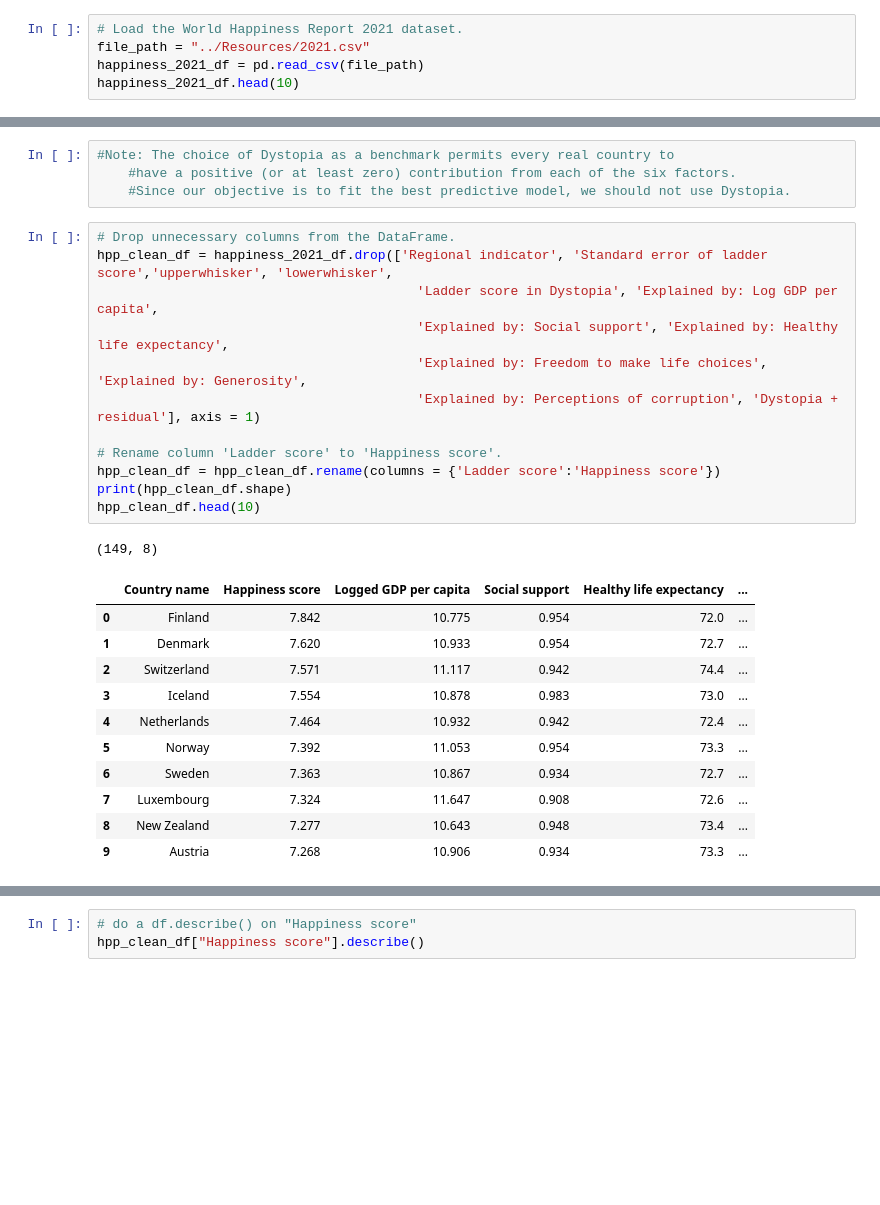
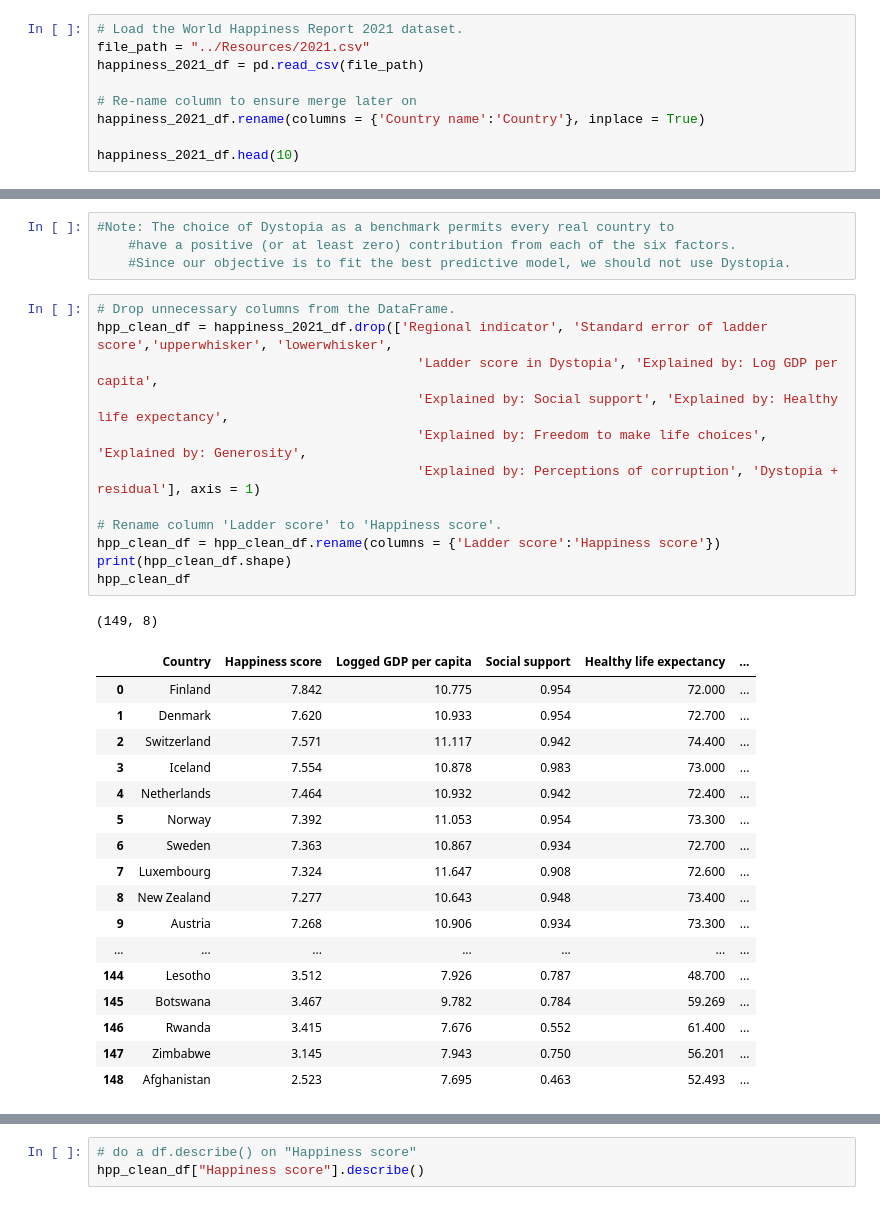
Before and after one commit to yaparnehir/Predicting_Happiness, a Jupyter notebook: ETL/ETL.ipynb, the cells around one changed output, grey strips where cells are left out. Saved outputs shown, nothing was run; the diff lists cells and outputs as text; blank space fills up the shorter version.

```diff
--- a/ETL/ETL.ipynb
+++ b/ETL/ETL.ipynb
@@ -21,5 +21,9 @@ pd.set_option('display.max_rows', None)
 # Load the World Happiness Report 2021 dataset.
 file_path = "../Resources/2021.csv"
 happiness_2021_df = pd.read_csv(file_path)
+
+# Re-name column to ensure merge later on
+happiness_2021_df.rename(columns = {'Country name':'Country'}, inplace = True)
+
 happiness_2021_df.head(10)
 # %% [output]
@@ -41,25 +45,31 @@ happiness_2021_df.head(10)
 # %%
 # Drop unnecessary columns from the DataFrame.
 hpp_clean_df = happiness_2021_df.drop(['Regional indicator', 'Standard error of ladder score','upperwhisker', 'lowerwhisker',
                                          'Ladder score in Dystopia', 'Explained by: Log GDP per capita',
                                          'Explained by: Social support', 'Explained by: Healthy life expectancy',
                                          'Explained by: Freedom to make life choices', 'Explained by: Generosity',
                                          'Explained by: Perceptions of corruption', 'Dystopia + residual'], axis = 1)
 
 # Rename column 'Ladder score' to 'Happiness score'.
 hpp_clean_df = hpp_clean_df.rename(columns = {'Ladder score':'Happiness score'})
 print(hpp_clean_df.shape)
-hpp_clean_df.head(10)
+hpp_clean_df
 # %% [output]
 (149, 8)
-|  | Country name | Happiness score | Logged GDP per capita | Social support | Healthy life expectancy | ... |
-| 0 | Finland | 7.842 | 10.775 | 0.954 | 72.0 | ... |
-| 1 | Denmark | 7.620 | 10.933 | 0.954 | 72.7 | ... |
-| 2 | Switzerland | 7.571 | 11.117 | 0.942 | 74.4 | ... |
-| 3 | Iceland | 7.554 | 10.878 | 0.983 | 73.0 | ... |
-| 4 | Netherlands | 7.464 | 10.932 | 0.942 | 72.4 | ... |
-| 5 | Norway | 7.392 | 11.053 | 0.954 | 73.3 | ... |
-| 6 | Sweden | 7.363 | 10.867 | 0.934 | 72.7 | ... |
-| 7 | Luxembourg | 7.324 | 11.647 | 0.908 | 72.6 | ... |
-| 8 | New Zealand | 7.277 | 10.643 | 0.948 | 73.4 | ... |
-| 9 | Austria | 7.268 | 10.906 | 0.934 | 73.3 | ... |
+|  | Country | Happiness score | Logged GDP per capita | Social support | Healthy life expectancy | ... |
+| 0 | Finland | 7.842 | 10.775 | 0.954 | 72.000 | ... |
+| 1 | Denmark | 7.620 | 10.933 | 0.954 | 72.700 | ... |
+| 2 | Switzerland | 7.571 | 11.117 | 0.942 | 74.400 | ... |
+| 3 | Iceland | 7.554 | 10.878 | 0.983 | 73.000 | ... |
+| 4 | Netherlands | 7.464 | 10.932 | 0.942 | 72.400 | ... |
+| 5 | Norway | 7.392 | 11.053 | 0.954 | 73.300 | ... |
+| 6 | Sweden | 7.363 | 10.867 | 0.934 | 72.700 | ... |
+| 7 | Luxembourg | 7.324 | 11.647 | 0.908 | 72.600 | ... |
+| 8 | New Zealand | 7.277 | 10.643 | 0.948 | 73.400 | ... |
+| 9 | Austria | 7.268 | 10.906 | 0.934 | 73.300 | ... |
+| ... | ... | ... | ... | ... | ... | ... |
+| 144 | Lesotho | 3.512 | 7.926 | 0.787 | 48.700 | ... |
+| 145 | Botswana | 3.467 | 9.782 | 0.784 | 59.269 | ... |
+| 146 | Rwanda | 3.415 | 7.676 | 0.552 | 61.400 | ... |
+| 147 | Zimbabwe | 3.145 | 7.943 | 0.750 | 56.201 | ... |
+| 148 | Afghanistan | 2.523 | 7.695 | 0.463 | 52.493 | ... |
```
Also changed, not shown: parts of 27 cells of this notebook.
